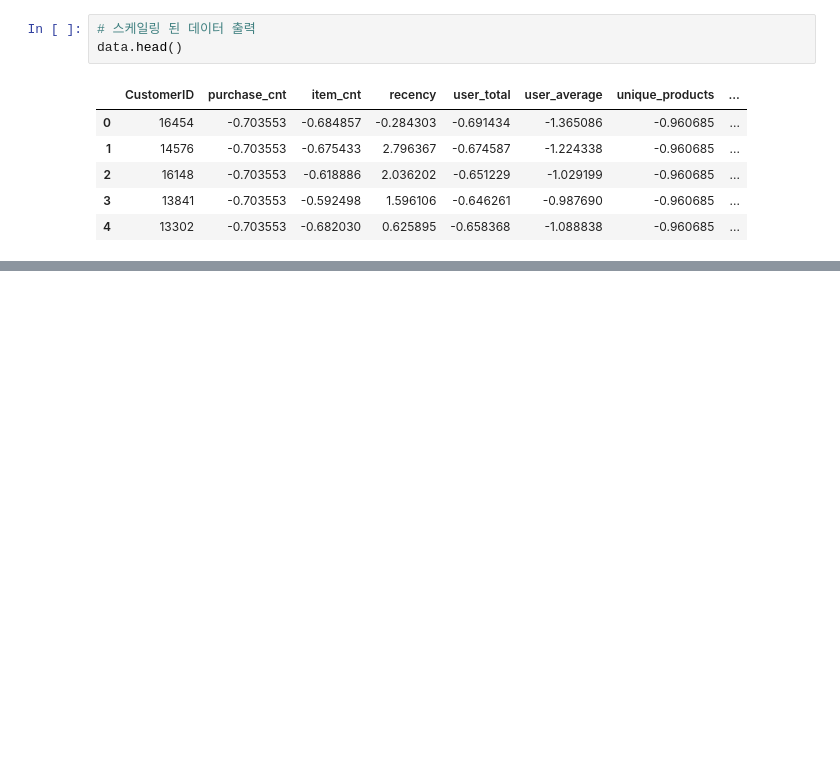
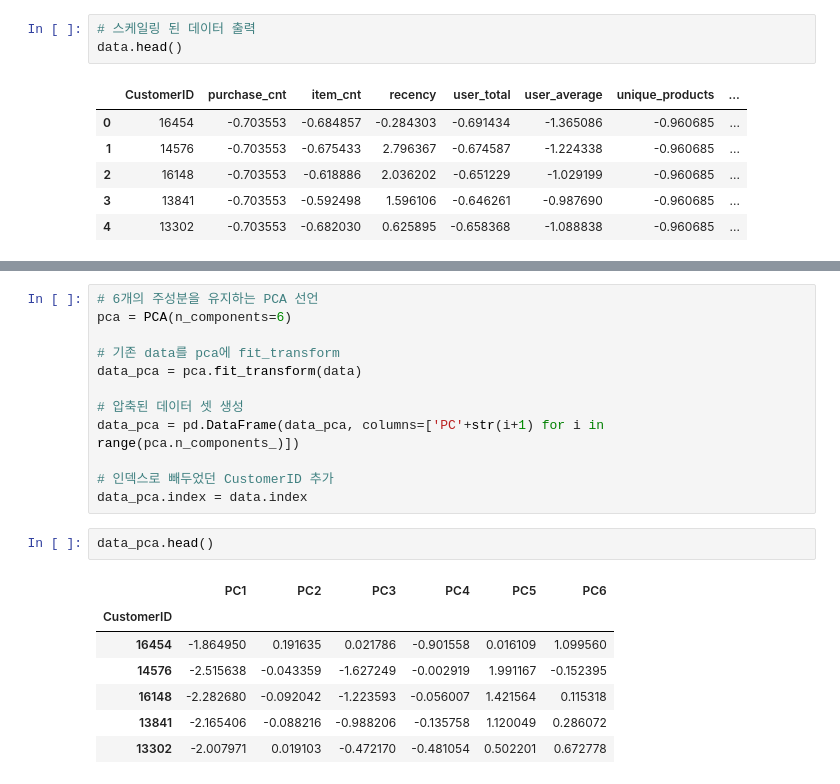
Before and after one commit to jul-ee/customer-segmentation, a Jupyter notebook: customer_segmentation/customer_segmentation.ipynb, the cells around one changed output, grey strips where cells are left out. Saved outputs shown, nothing was run; the diff lists cells and outputs as text; blank space fills up the shorter version.

```diff
--- a/customer_segmentation/customer_segmentation.ipynb
+++ b/customer_segmentation/customer_segmentation.ipynb
@@ -139,0 +188,22 @@ data.head()
+# %%
+# 6개의 주성분을 유지하는 PCA 선언
+pca = PCA(n_components=6)
+
+# 기존 data를 pca에 fit_transform
+data_pca = pca.fit_transform(data)
+
+# 압축된 데이터 셋 생성
+data_pca = pd.DataFrame(data_pca, columns=['PC'+str(i+1) for i in range(pca.n_components_)])
+
+# 인덱스로 빼두었던 CustomerID 추가
+data_pca.index = data.index
+# %%
+data_pca.head()
+# %% [output]
+|  | PC1 | PC2 | PC3 | PC4 | PC5 | PC6 |
+| CustomerID |  |  |  |  |  |  |
+| 16454 | -1.864950 | 0.191635 | 0.021786 | -0.901558 | 0.016109 | 1.099560 |
+| 14576 | -2.515638 | -0.043359 | -1.627249 | -0.002919 | 1.991167 | -0.152395 |
+| 16148 | -2.282680 | -0.092042 | -1.223593 | -0.056007 | 1.421564 | 0.115318 |
+| 13841 | -2.165406 | -0.088216 | -0.988206 | -0.135758 | 1.120049 | 0.286072 |
+| 13302 | -2.007971 | 0.019103 | -0.472170 | -0.481054 | 0.502201 | 0.672778 |
```
Also changed, not shown: parts of 4 cells of this notebook.
